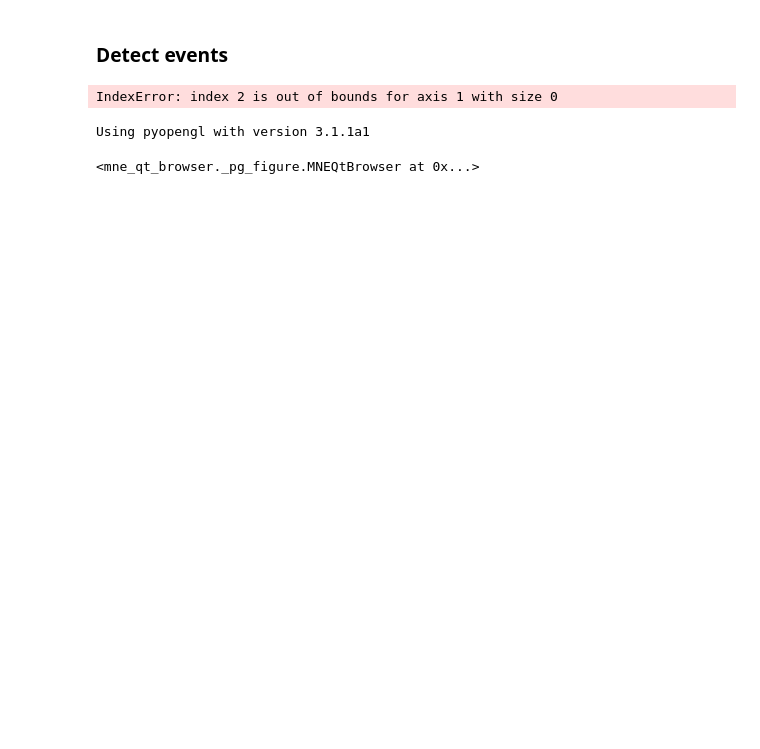
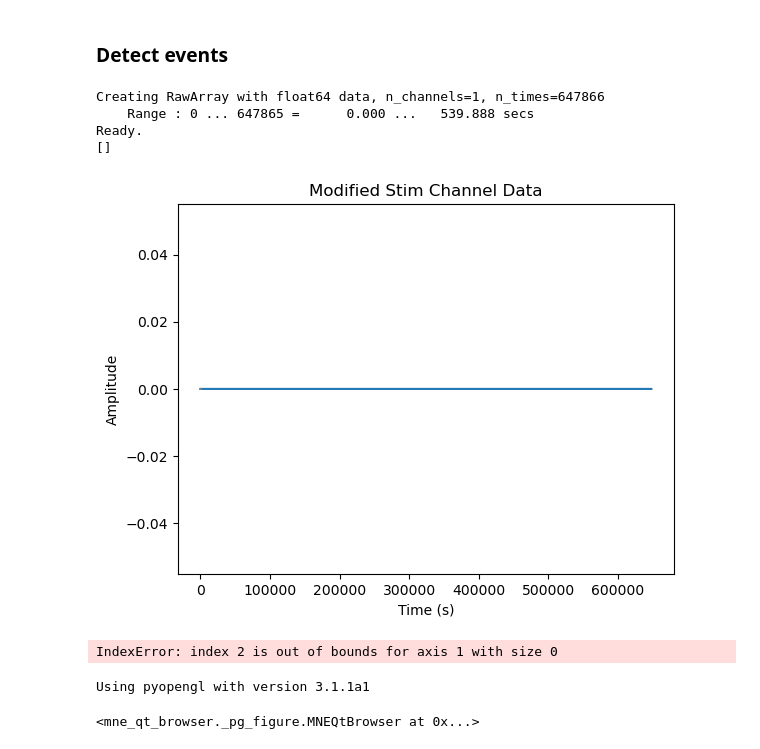
Before and after one commit to Shawnzty/tACS-Attention, a Jupyter notebook: processing/eeg_overview.ipynb, the cells around one changed output. Cells and saved outputs as stored; diff of their text form; code cells hidden in the pictures; blank space fills up the shorter version.

```diff
--- a/processing/eeg_overview.ipynb
+++ b/processing/eeg_overview.ipynb
@@ -217,5 +198,57 @@ RuntimeError: No clean segment found. Please consider updating your rejection th
 # %% [markdown]
 ### Detect events
+# %%
+# Assuming your raw object is named 'raw'
+# Replace 'stim_channel_name' with the name of your stim channel
+stim_channel_name = 'fixation'
+stim_data = raw.copy().pick_channels([stim_channel_name]).get_data()
+stim_data = stim_data.squeeze()
+stim_data *= 10
+
+# Number of points to extend the event
+extension_points = 10
+
+# Create a new array to store the modified stim channel data
+modified_stim_data = np.zeros_like(stim_data)
+
+# Iterate through the original stim_data
+for idx, value in enumerate(stim_data):
+    if value == 10:
+        # Extend the event for the specified number of points
+        modified_stim_data[idx:idx+extension_points+1] = 10
+
+# Add an extra dimension to modified_stim_data
+modified_stim_data = modified_stim_data[np.newaxis, :]
+
+# Create a new raw object with only the stim channel
+info = mne.create_info(ch_names=[stim_channel_name], sfreq=raw.info['sfreq'], ch_types=['stim'])
+stim_raw = mne.io.RawArray(modified_stim_data, info)
+
+# Find events in the stim channel with a custom min_duration
+min_duration = 0.5 / raw.info['sfreq']  # Adjust this value based on your data
+events = mne.find_events(stim_raw, stim_channel=stim_channel_name, shortest_event=1, initial_event=True, min_duration=min_duration)
+
+print(events)
+# %% [output]
+Creating RawArray with float64 data, n_channels=1, n_times=647866
+    Range : 0 ... 647865 =      0.000 ...   539.888 secs
+Ready.
+[]
+# %%
+# Access the first element of modified_stim_data to get a 1D array
+modified_stim_data_1d = modified_stim_data[0, :]
+
+# Get the time vector
+times = np.arange(modified_stim_data_1d.shape[0]) / raw.info['sfreq']
+
+# Plot the modified stim channel
+plt.plot(times, modified_stim_data_1d)
+plt.xlabel('Time (s)')
+plt.ylabel('Amplitude')
+plt.title('Modified Stim Channel Data')
+plt.show()
+# %% [output]
+[figure, added]
 # %%
 stim_channel_names = [ch_name for ch_name, ch_type in zip(ch_names, ch_types) if ch_type == 'stim']
 events = []
```
Also changed, not shown: parts of 1 cell of this notebook, 2 other files.
